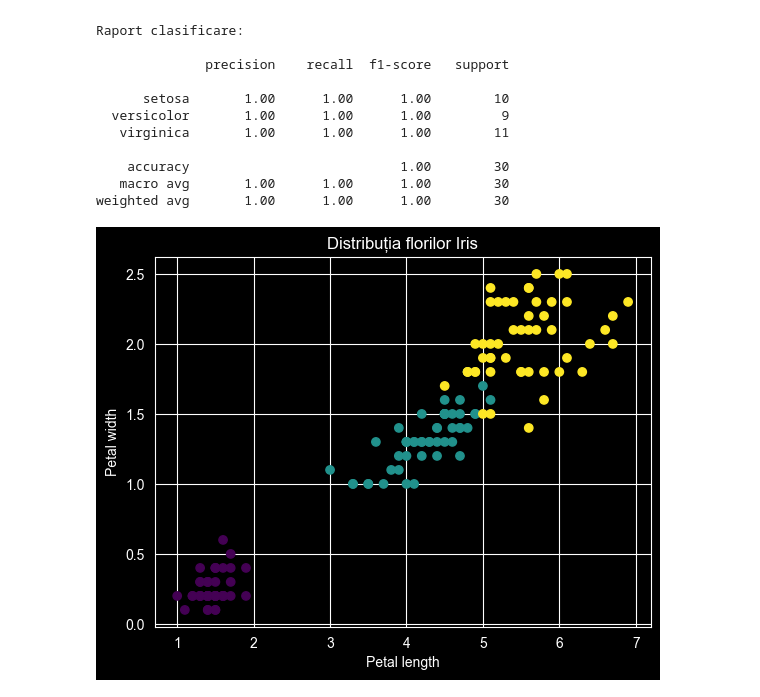
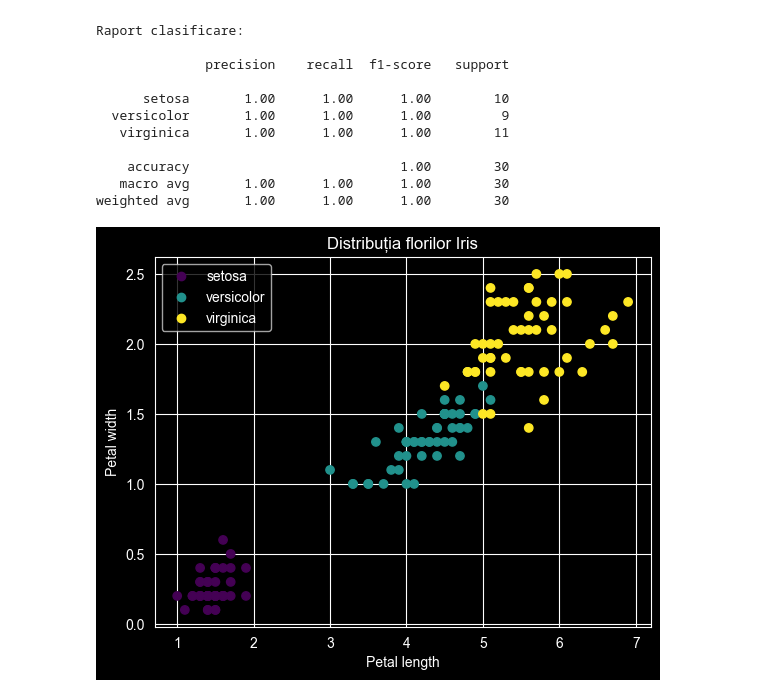
Before and after one commit to sshnetcu/inteligenta_artificiala, a Jupyter notebook: lab5/lab5.ipynb, the cells around one changed output. Drawn from its saved outputs; the diff is of its cells as text; code cells hidden in the pictures.

```diff
--- a/lab5/lab5.ipynb
+++ b/lab5/lab5.ipynb
@@ -109,13 +107,16 @@ Raport clasificare:
    macro avg       1.00      1.00      1.00        30
 weighted avg       1.00      1.00      1.00        30
 # %%
-plt.scatter(X[:, 2], X[:, 3], c=y, cmap='viridis')
+from matplotlib.pyplot import scatter
+
+l = plt.scatter(X[:, 2], X[:, 3], c=y, cmap='viridis')
 plt.xlabel("Petal length")
 plt.ylabel("Petal width")
 plt.title("Distribuția florilor Iris")
+plt.legend(handles=l.legend_elements()[0], labels=iris.target_names.tolist())
 plt.show()
 # %% [output]
-[figure, old version]
+[figure, new version]
 # %%
 # Input utilizator
 pl = float(input("Petal length: "))
```
Also changed, not shown: parts of 3 cells of this notebook, 1 other file.
